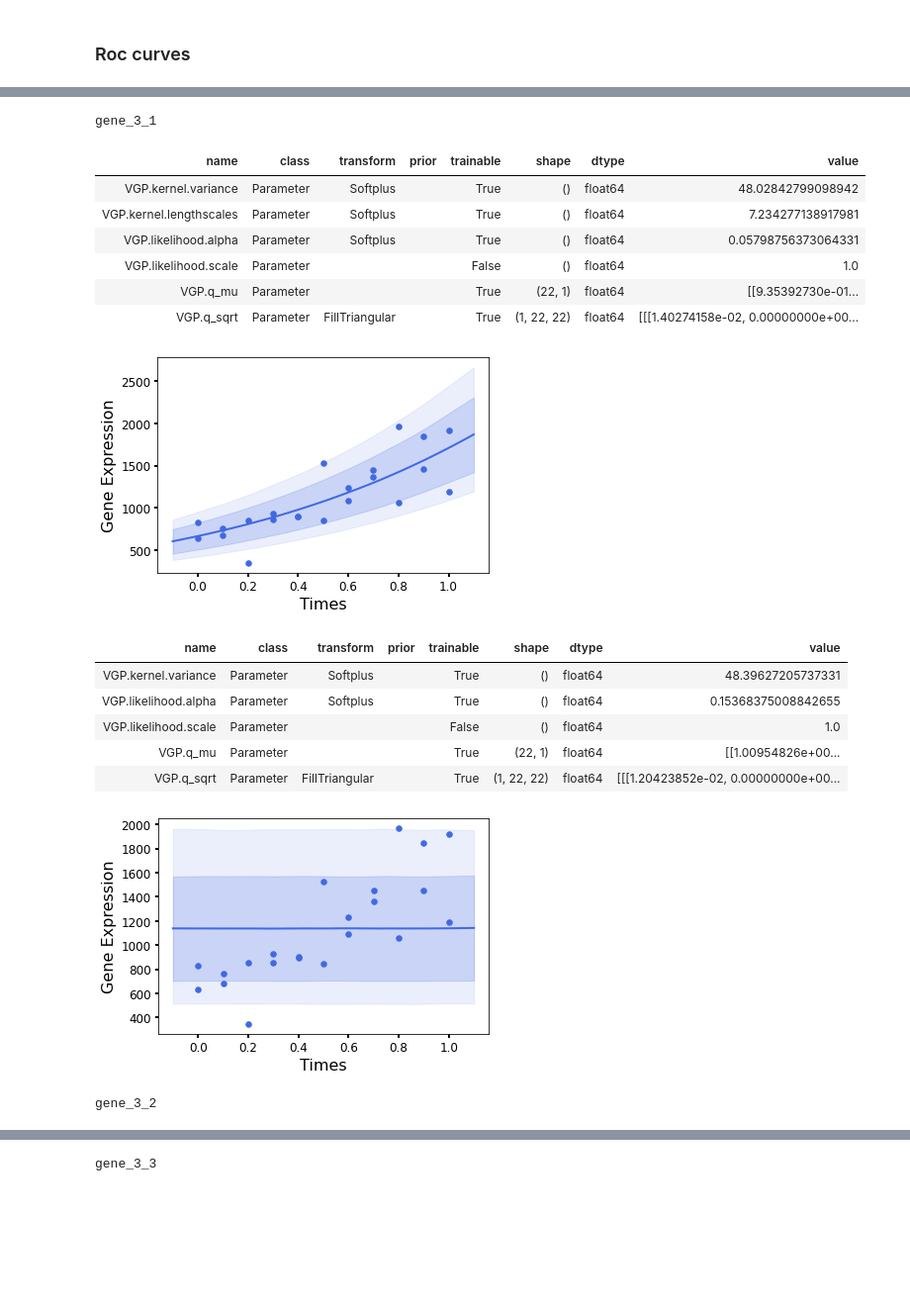
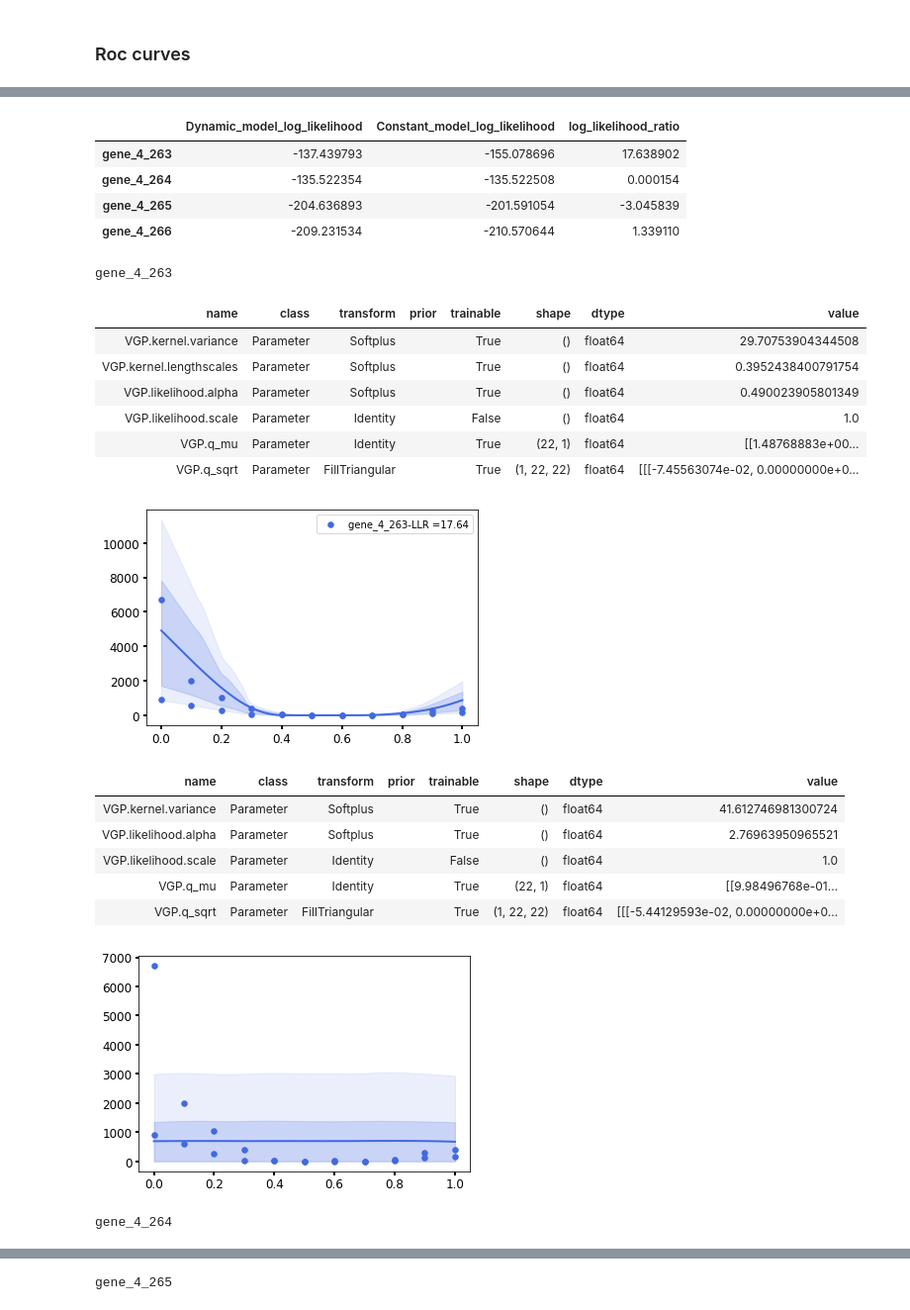
Before and after one commit to ManchesterBioinference/GPcounts, a Jupyter notebook: paper_notebooks/One_sample_test.ipynb, the cells around one changed output, grey strips where cells are left out. Shown: that part at 99% size. Cells and saved outputs as stored; diff of their text form; code cells hidden in the pictures; blank space fills up the shorter version.

```diff
--- a/paper_notebooks/One_sample_test.ipynb
+++ b/paper_notebooks/One_sample_test.ipynb
@@ -234,28 +239,35 @@ gene_2_3
 # %%
-file = '../data/high_counts_low_dispersion_0.csv'
+file = '../data/high_counts_high_dispersion_0.csv'
 
 X = pd.read_csv('../data/time_points0.csv',index_col=[0])
 Y = pd.read_csv(file,index_col=[0])
-
-gp_counts = Fit_GPcounts(X,Y)
-params = gp_counts.load_predict_models(Y.iloc[0:4,:].index.values,'One_sample_test','Negative_binomial')
-
-plot(params,X.values,Y.iloc[0:4,:])
+gp_counts = Fit_GPcounts(X,Y.iloc[262:266,:],safe_mode = True)
+likelihood = 'Negative_binomial'
+results = gp_counts.One_sample_test(likelihood)
+display(results)
+#gp_counts = Fit_GPcounts(X,Y)
+params = gp_counts.load_predict_models(Y.iloc[262:266,:].index.values,'One_sample_test','Negative_binomial')
+plot(params,X.values,Y.iloc[262:266,:],results)
 # %% [output]
+|  | Dynamic_model_log_likelihood | Constant_model_log_likelihood | log_likelihood_ratio |
+| gene_4_263 | -137.439793 | -155.078696 | 17.638902 |
+| gene_4_264 | -135.522354 | -135.522508 | 0.000154 |
+| gene_4_265 | -204.636893 | -201.591054 | -3.045839 |
+| gene_4_266 | -209.231534 | -210.570644 | 1.339110 |
-gene_3_1
+gene_4_263
-| name | class | transform | prior | trainable | shape | dtype | value |
-| VGP.kernel.variance | Parameter | Softplus |  | True | () | float64 | 48.02842799098942 |
-| VGP.kernel.lengthscales | Parameter | Softplus |  | True | () | float64 | 7.234277138917981 |
-| VGP.likelihood.alpha | Parameter | Softplus |  | True | () | float64 | 0.05798756373064331 |
-| VGP.likelihood.scale | Parameter |  |  | False | () | float64 | 1.0 |
-| VGP.q_mu | Parameter |  |  | True | (22, 1) | float64 | [[9.35392730e-01... |
-| VGP.q_sqrt | Parameter | FillTriangular |  | True | (1, 22, 22) | float64 | [[[1.40274158e-02, 0.00000000e+00... |
+| name | class | transform | prior | trainable | shape | dtype | value |
+| VGP.kernel.variance | Parameter | Softplus |  | True | () | float64 | 29.70753904344508 |
+| VGP.kernel.lengthscales | Parameter | Softplus |  | True | () | float64 | 0.3952438400791754 |
+| VGP.likelihood.alpha | Parameter | Softplus |  | True | () | float64 | 0.490023905801349 |
+| VGP.likelihood.scale | Parameter | Identity |  | False | () | float64 | 1.0 |
+| VGP.q_mu | Parameter | Identity |  | True | (22, 1) | float64 | [[1.48768883e+00... |
+| VGP.q_sqrt | Parameter | FillTriangular |  | True | (1, 22, 22) | float64 | [[[-7.45563074e-02, 0.00000000e+0... |
-[figure, old version]
+[figure, new version]
-| name | class | transform | prior | trainable | shape | dtype | value |
-| VGP.kernel.variance | Parameter | Softplus |  | True | () | float64 | 48.39627205737331 |
-| VGP.likelihood.alpha | Parameter | Softplus |  | True | () | float64 | 0.15368375008842655 |
-| VGP.likelihood.scale | Parameter |  |  | False | () | float64 | 1.0 |
-| VGP.q_mu | Parameter |  |  | True | (22, 1) | float64 | [[1.00954826e+00... |
-| VGP.q_sqrt | Parameter | FillTriangular |  | True | (1, 22, 22) | float64 | [[[1.20423852e-02, 0.00000000e+00... |
+| name | class | transform | prior | trainable | shape | dtype | value |
+| VGP.kernel.variance | Parameter | Softplus |  | True | () | float64 | 41.612746981300724 |
+| VGP.likelihood.alpha | Parameter | Softplus |  | True | () | float64 | 2.76963950965521 |
+| VGP.likelihood.scale | Parameter | Identity |  | False | () | float64 | 1.0 |
+| VGP.q_mu | Parameter | Identity |  | True | (22, 1) | float64 | [[9.98496768e-01... |
+| VGP.q_sqrt | Parameter | FillTriangular |  | True | (1, 22, 22) | float64 | [[[-5.44129593e-02, 0.00000000e+0... |
-[figure, old version]
+[figure, new version]
-gene_3_2
+gene_4_264
@@ -277 +289 @@ gene_3_2
-gene_3_3
+gene_4_265
```
Also changed, not shown: parts of 12 cells of this notebook, 21 other files.
